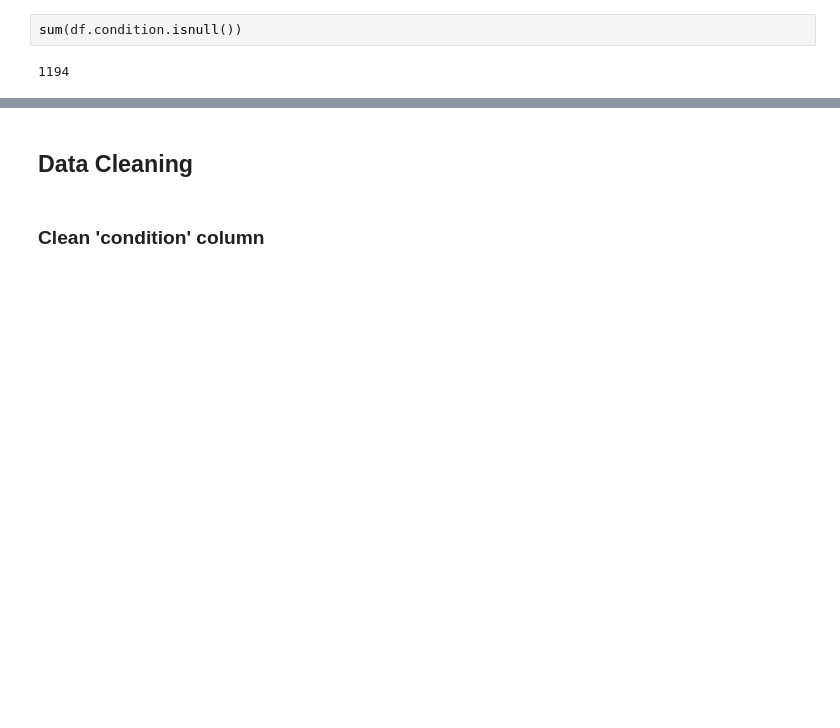
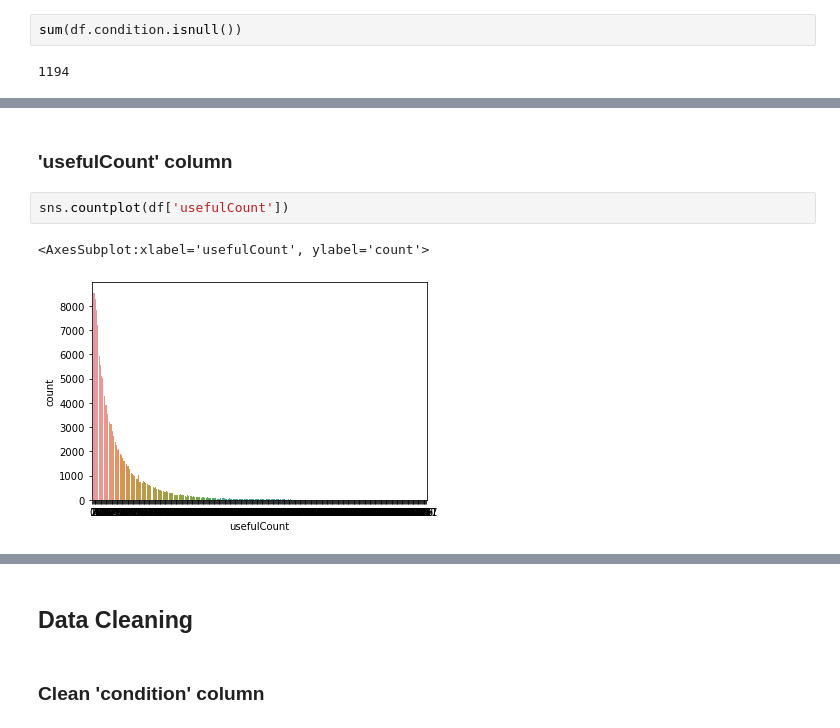
Before and after one commit to OdeliaAhdout/Drug-dataset, a Jupyter notebook: drugs_notebook.ipynb, the cells around one changed output, grey strips where cells are left out. Saved outputs shown, nothing was run; the diff lists cells and outputs as text; blank space fills up the shorter version.

```diff
--- a/drugs_notebook.ipynb
+++ b/drugs_notebook.ipynb
@@ -134,0 +140,7 @@ Name: rating, dtype: float64
+# %% [markdown]
+### 'usefulCount' column
+# %%
+sns.countplot(df['usefulCount'])
+# %% [output]
+<AxesSubplot:xlabel='usefulCount', ylabel='count'>
+[figure, added]
```
Also changed, not shown: parts of 106 cells of this notebook, 1 other file.
